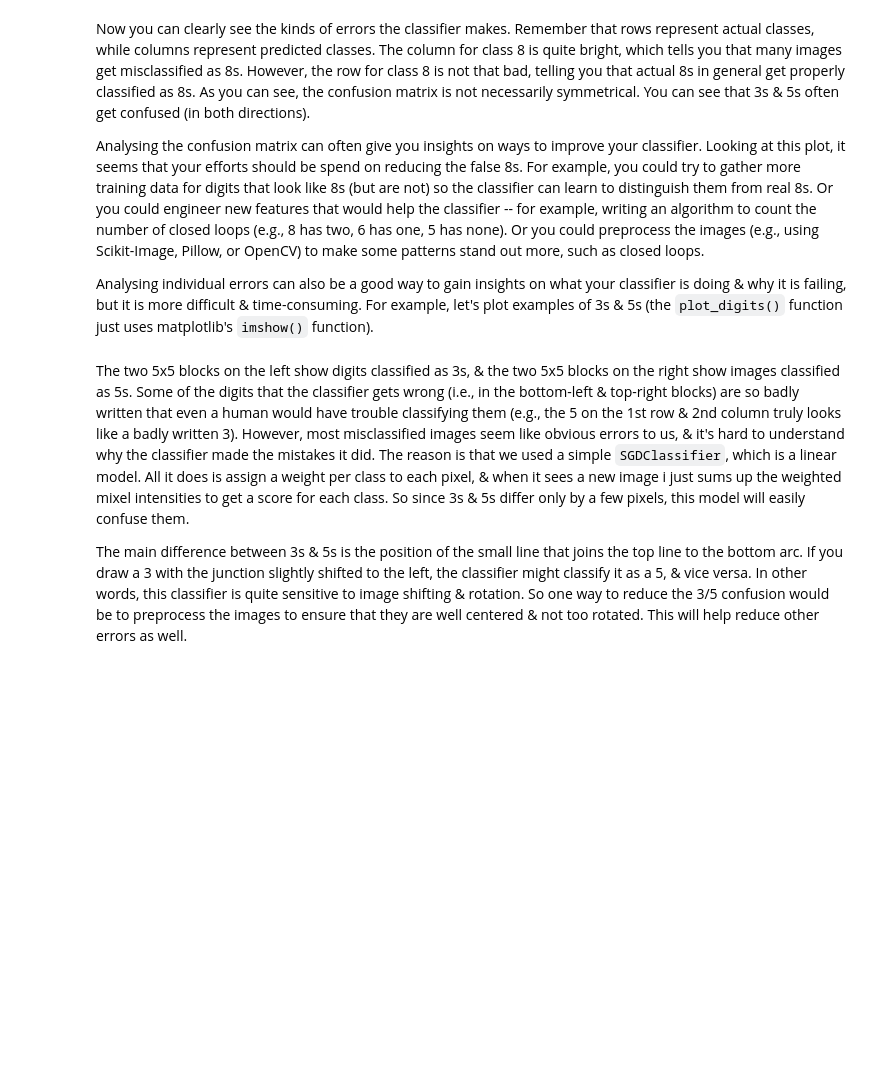
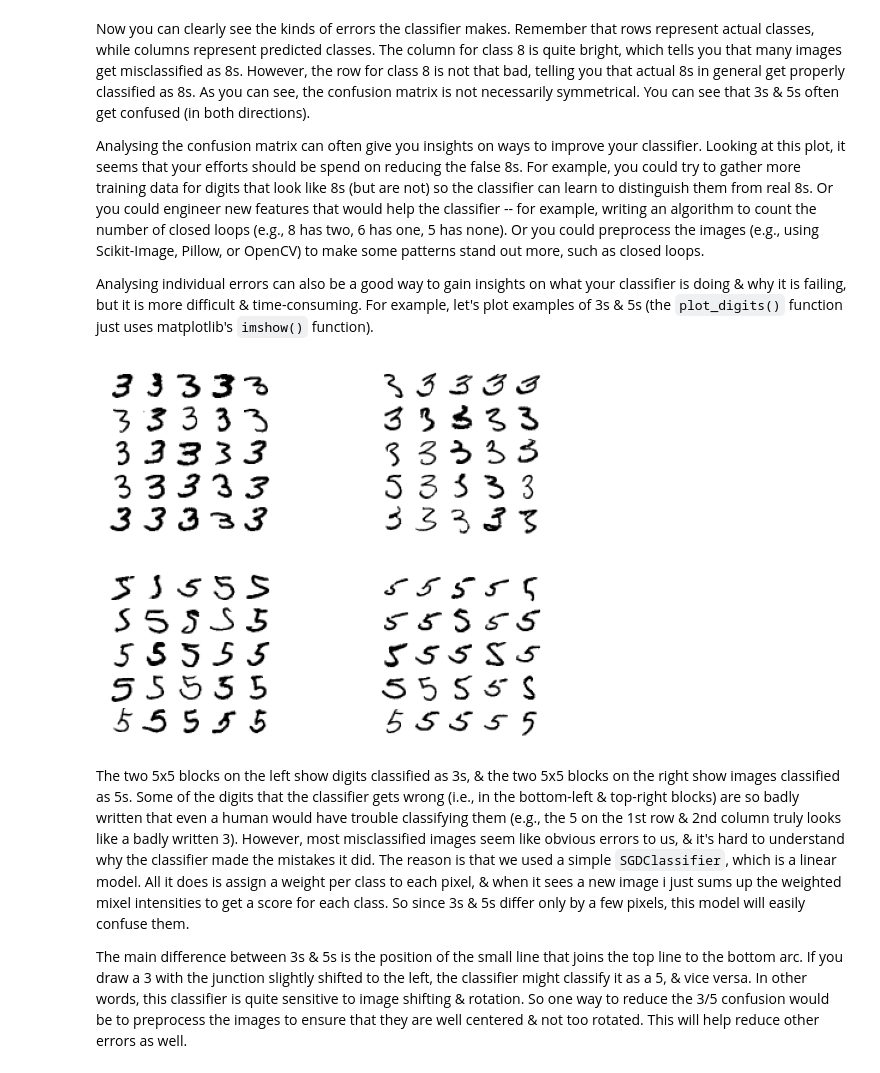
Before and after one commit to JieHengYu/ML-Algorithms, a Jupyter notebook: ML Python/Chapter 3/Classification.ipynb, the cells around one changed output. Drawn from its saved outputs; the diff is of its cells as text; code cells hidden in the pictures; blank space fills up the shorter version.

```diff
--- a/ML Python/Chapter 3/Classification.ipynb
+++ b/ML Python/Chapter 3/Classification.ipynb
@@ -80,4 +108,4 @@ from sklearn.linear_model import SGDClassifier
 sgd_clf = SGDClassifier(random_state = 42)
 
 # Fit the SGD classifier instance to the training set.
-sgd_clf.fit(X_train, y_train_5)
+sgd_clf.fit(X_train.values, y_train_5)
@@ -468,7 +558,7 @@ Some algorithms (such as support vector machine classifiers) scale poorly with t
 Scikit-Learn detects when you try to use a binary classification algorithm for a multiclass classification task, & it automatically runs OvA (except for SVM classifiers for which it uses OvO). Let's try this with the `SGDClassifier`.
 # %%
 # Fit our SGDClassifier to our training set, classifying all labels 0-9.
-sgd_clf.fit(X_train, y_train)
+sgd_clf.fit(X_train.values, y_train)
 
 # Using our SGDClassifier, predict some_digit's class.
 sgd_clf.predict([some_digit])
@@ -494,7 +593,7 @@ from sklearn.multiclass import OneVsOneClassifier
 ovo_clf = OneVsOneClassifier(SGDClassifier(random_state = 42))
 
 # Fit our OvO SGDClassifier to our training set.
-ovo_clf.fit(X_train, y_train)
+ovo_clf.fit(X_train.values, y_train)
 
 # Use our OvO SGDClassifier to predict some_digit
 ovo_clf.predict([some_digit])
@@ -505,7 +606,7 @@ Training a `RandomForestClassifier` is just as easy.
 forest_clf = RandomForestClassifier(random_state = 42)
 
 # Fit our OvO random forest classifier to our training set.
-forest_clf.fit(X_train, y_train)
+forest_clf.fit(X_train.values, y_train)
 
-# Use our OvO random forest classifier to predict some_digit.
+# Use our OvO random forest classifier to predict the class of some_digit.
 forest_clf.predict([some_digit])
@@ -586,35 +710,44 @@ cl_a, cl_b = 3, 5
 # Get samples of the training set where the label is 3 & our scaled SGD classifier prediction is 3.
 X_aa = X_train[(y_train == cl_a) & (y_train_pred == cl_a)]
 
 # Get samples of the training set where the label is 3 & our scaled SGD classifier prediction is 5.
 X_ab = X_train[(y_train == cl_a) & (y_train_pred == cl_b)]
 
 # Get samples of the training set where the label is 5 & our scaled SGD classifier prediction is 3.
 X_ba = X_train[(y_train == cl_b) & (y_train_pred == cl_a)]
 
 # Get samples of the training set where the label is 5 & our scaled SGD classifier prediction is 5.
 X_bb = X_train[(y_train == cl_b) & (y_train_pred == cl_b)]
 
 def plot_digits(instances, images_per_row=10, **options):
     size = 28
     images_per_row = min(len(instances), images_per_row)
-    images = [instance.reshape(size,size) for instance in instances]
+    images = [np.array(instances.iloc[i]).reshape(size, size) for i in range(instances.shape[0])]
     n_rows = (len(instances) - 1) // images_per_row + 1
     row_images = []
     n_empty = n_rows * images_per_row - len(instances)
     images.append(np.zeros((size, size * n_empty)))
     for row in range(n_rows):
         rimages = images[row * images_per_row : (row + 1) * images_per_row]
         row_images.append(np.concatenate(rimages, axis=1))
     image = np.concatenate(row_images, axis=0)
-    plt.imshow(image, cmap = matplotlib.cm.binary, **options)
+    plt.imshow(image, cmap = plt.cm.binary, **options)
     plt.axis("off")
 
+# Plot the first 25 samples that our scaled SGDClassifier predicted was 3 & was labeled as 3, in a 5x5 subplot.
 plt.subplot(221); plot_digits(X_aa[:25], images_per_row = 5)
+
+# Plot the first 25 samples that our scaled SGDClassifier predicted was 5 & was labeled as 3, in a 5x5 subplot.
 plt.subplot(222); plot_digits(X_ab[:25], images_per_row = 5)
+
+# Plot the first 25 samples that our scaled SGDClassifier predicted was 3 & was labeled as 5, in a 5x5 subplot.
 plt.subplot(223); plot_digits(X_ba[:25], images_per_row = 5)
+
+# Plot the first 25 samples that our scaled SGDClassifier predicted was 5 & was labeled as 5, in a 5x5 subplot.
 plt.subplot(224); plot_digits(X_bb[:25], images_per_row = 5)
 plt.show()
+# %% [output]
+[figure, added]
 # %% [markdown]
 The two 5x5 blocks on the left show digits classified as 3s, & the two 5x5 blocks on the right show images classified as 5s. Some of the digits that the classifier gets wrong (i.e., in the bottom-left & top-right blocks) are so badly written that even a human would have trouble classifying them (e.g., the 5 on the 1st row & 2nd column truly looks like a badly written 3). However, most misclassified images seem like obvious errors to us, & it's hard to understand why the classifier made the mistakes it did. The reason is that we used a simple `SGDClassifier`, which is a linear model. All it does is assign a weight per class to each pixel, & when it sees a new image i just sums up the weighted mixel intensities to get a score for each class. So since 3s & 5s differ only by a few pixels, this model will easily confuse them.
 
```
Also changed, not shown: parts of 49 cells of this notebook.
